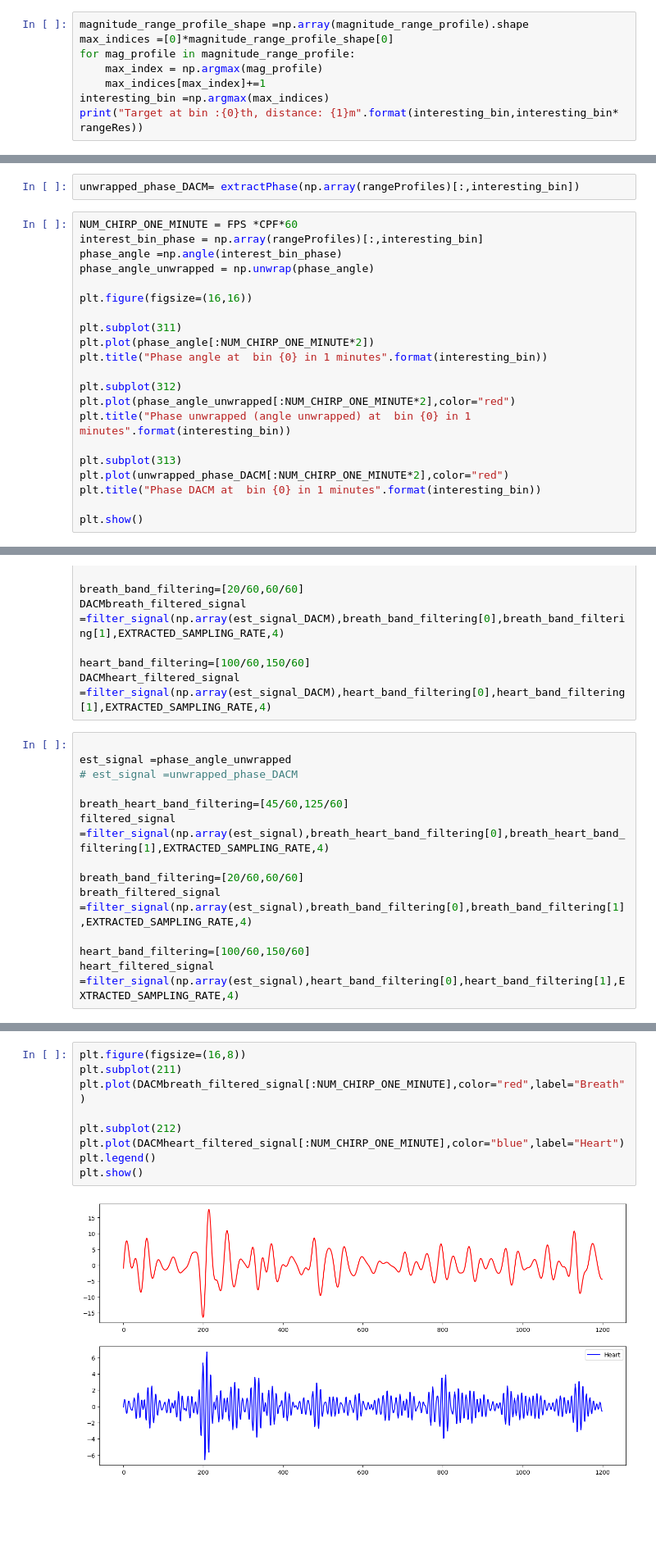
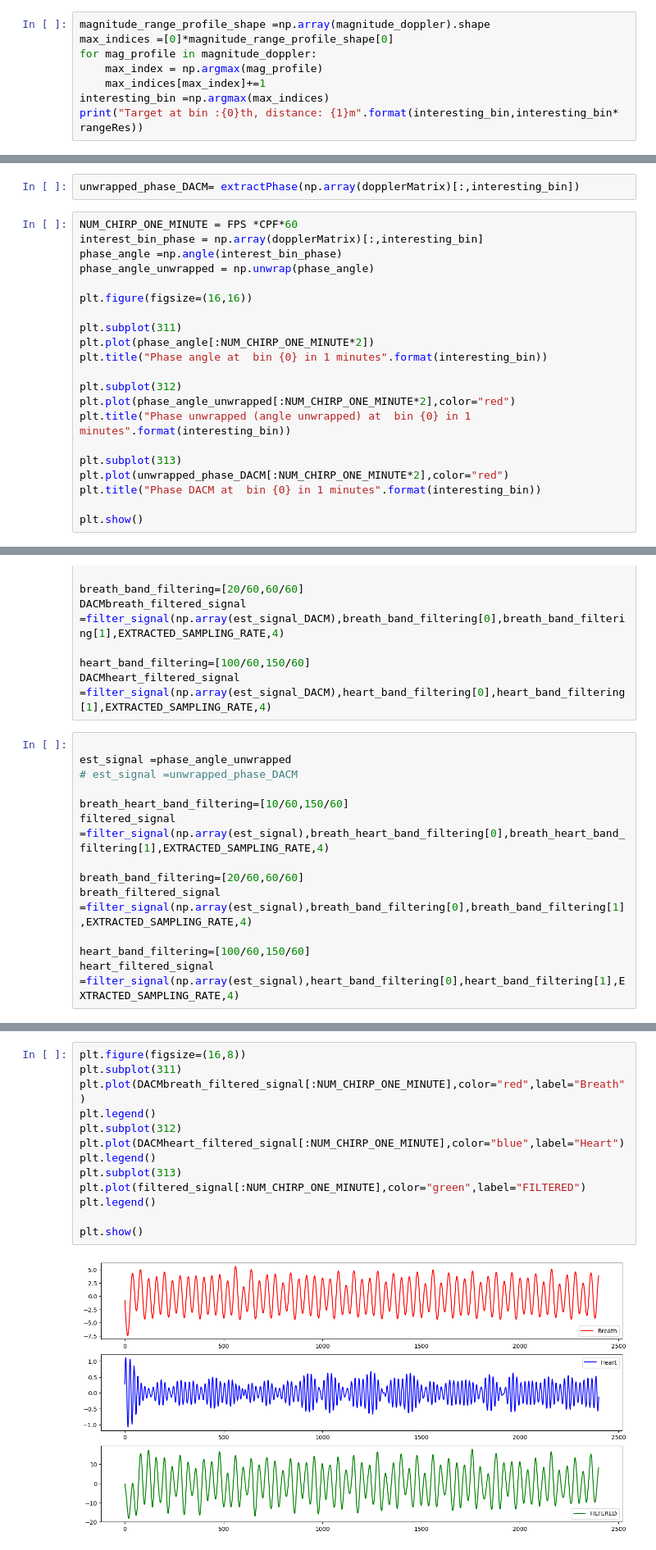
Before and after one commit to tqdinh/gensignal, a Jupyter notebook: HCMUS_GEN_FMCWRADAR.ipynb, the cells around one changed output, grey strips where cells are left out. Shown at 82% size. Saved outputs shown, nothing was run; the diff lists cells and outputs as text; blank space fills up the shorter version.

```diff
--- a/HCMUS_GEN_FMCWRADAR.ipynb
+++ b/HCMUS_GEN_FMCWRADAR.ipynb
@@ -153,7 +189,7 @@ plt.show()
 # %%
-magnitude_range_profile_shape =np.array(magnitude_range_profile).shape
+magnitude_range_profile_shape =np.array(magnitude_doppler).shape
 max_indices =[0]*magnitude_range_profile_shape[0]
-for mag_profile in magnitude_range_profile:
+for mag_profile in magnitude_doppler:
     max_index = np.argmax(mag_profile)
     max_indices[max_index]+=1
 interesting_bin =np.argmax(max_indices)
@@ -178,10 +214,10 @@ def extractPhase(interestingRangeBin):
         phaseExtracted[i]= tmpPhase
     return phaseExtracted
 # %%
-unwrapped_phase_DACM= extractPhase(np.array(rangeProfiles)[:,interesting_bin])
+unwrapped_phase_DACM= extractPhase(np.array(dopplerMatrix)[:,interesting_bin])
 # %%
 NUM_CHIRP_ONE_MINUTE = FPS *CPF*60
-interest_bin_phase = np.array(rangeProfiles)[:,interesting_bin]
+interest_bin_phase = np.array(dopplerMatrix)[:,interesting_bin]
 phase_angle =np.angle(interest_bin_phase)
 phase_angle_unwrapped = np.unwrap(phase_angle)
 
@@ -297,7 +333,7 @@ DACMheart_filtered_signal =filter_signal(np.array(est_signal_DACM),heart_band_fi
 est_signal =phase_angle_unwrapped
 # est_signal =unwrapped_phase_DACM
 
-breath_heart_band_filtering=[45/60,125/60]
+breath_heart_band_filtering=[10/60,150/60]
 filtered_signal =filter_signal(np.array(est_signal),breath_heart_band_filtering[0],breath_heart_band_filtering[1],EXTRACTED_SAMPLING_RATE,4)
 
 breath_band_filtering=[20/60,60/60]
@@ -333,14 +369,18 @@ plt.show()
 # %%
 plt.figure(figsize=(16,8))
-plt.subplot(211)
+plt.subplot(311)
 plt.plot(DACMbreath_filtered_signal[:NUM_CHIRP_ONE_MINUTE],color="red",label="Breath")
-
-plt.subplot(212)
+plt.legend()
+plt.subplot(312)
 plt.plot(DACMheart_filtered_signal[:NUM_CHIRP_ONE_MINUTE],color="blue",label="Heart")
 plt.legend()
+plt.subplot(313)
+plt.plot(filtered_signal[:NUM_CHIRP_ONE_MINUTE],color="green",label="FILTERED")
+plt.legend()
+
 plt.show()
 # %% [output]
-[figure, old version]
+[figure, new version]
 # %%
 plt.figure(figsize=(16,8))
 plt.subplot(211)
```
Also changed, not shown: parts of 15 cells of this notebook.
